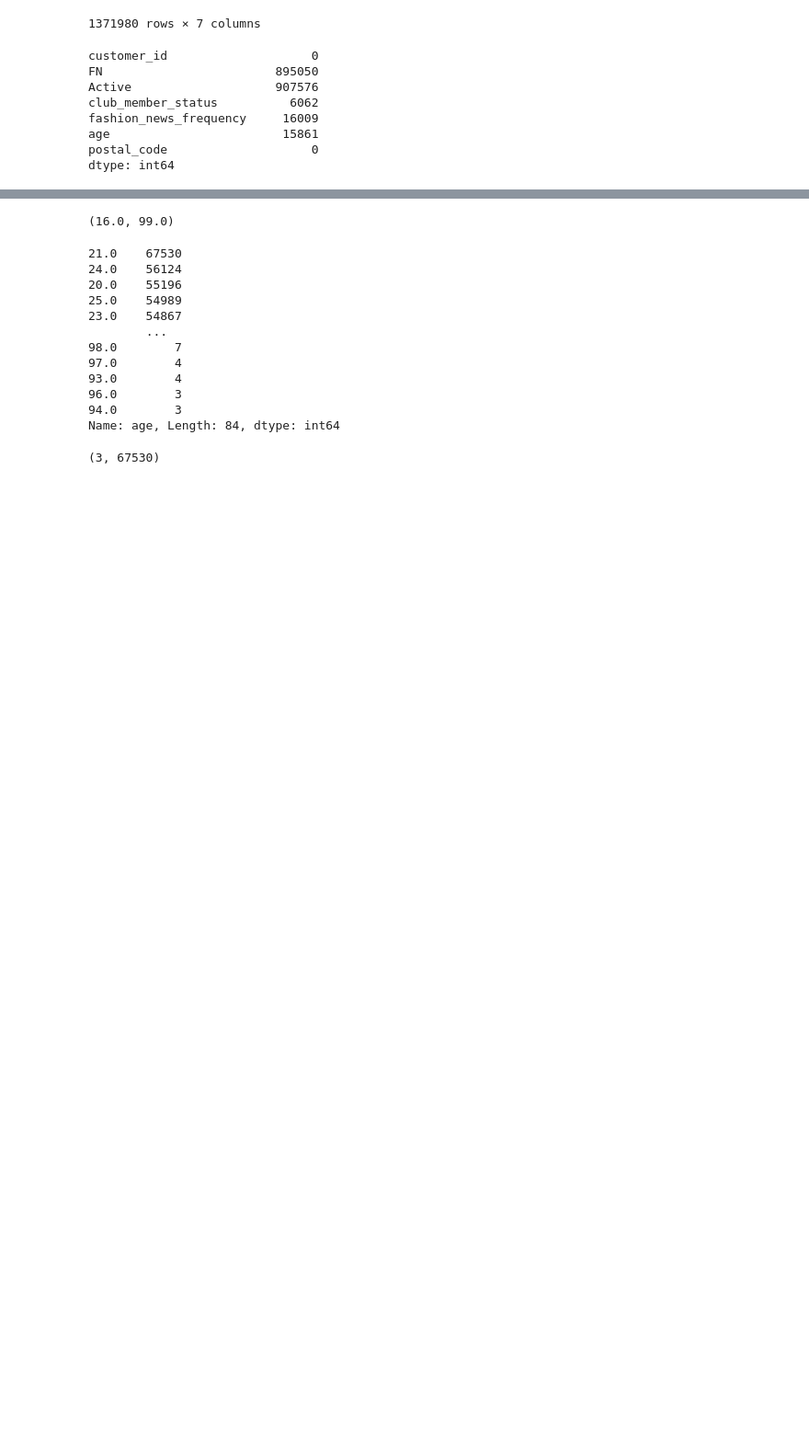
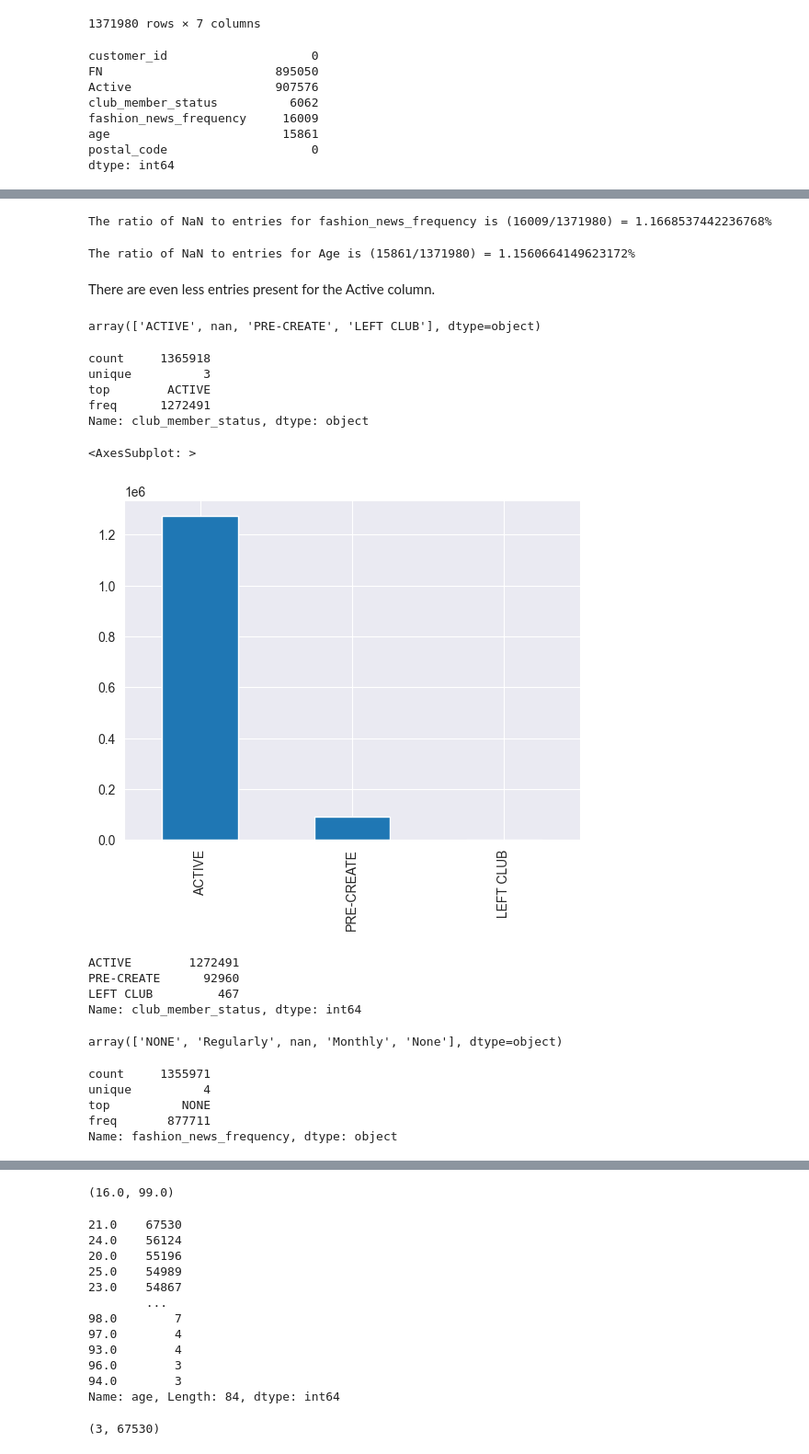
Before and after one commit to LienM/ai-project-23-24, a Jupyter notebook: BasTobback/EDA_onPC.ipynb, the cells around one changed output, grey strips where cells are left out. Shown at 92% size. Cells and saved outputs as stored; diff of their text form; code cells hidden in the pictures; blank space fills up the shorter version.

```diff
--- a/BasTobback/EDA_onPC.ipynb
+++ b/BasTobback/EDA_onPC.ipynb
@@ -163,0 +412,49 @@ customers.shape[0]
+# %%
+fnf_ratio = customers['fashion_news_frequency'].isna().sum()/cshape*100
+print(f"The ratio of NaN to entries for fashion_news_frequency is ({customers['fashion_news_frequency'].isna().sum()}/{cshape}) = {fnf_ratio}%")
+# %% [output]
+The ratio of NaN to entries for fashion_news_frequency is (16009/1371980) = 1.1668537442236768%
+# %%
+age_ratio = customers['age'].isna().sum()/cshape*100
+print(f"The ratio of NaN to entries for Age is ({customers['age'].isna().sum()}/{cshape}) = {age_ratio}%")
+# %% [output]
+The ratio of NaN to entries for Age is (15861/1371980) = 1.1560664149623172%
+# %% [markdown]
+There are even less entries present for the Active column.
+# %%
+# check how much values there are in the club_member_status category
+customers["club_member_status"].unique()
+# %% [output]
+array(['ACTIVE', nan, 'PRE-CREATE', 'LEFT CLUB'], dtype=object)
+# %%
+customers["club_member_status"].describe()
+# %% [output]
+count     1365918
+unique          3
+top        ACTIVE
+freq      1272491
+Name: club_member_status, dtype: object
+# %%
+customers["club_member_status"].value_counts().plot.bar()
+# %% [output]
+<AxesSubplot: >
+[figure, added]
+# %%
+customers["club_member_status"].value_counts()
+# %% [output]
+ACTIVE        1272491
+PRE-CREATE      92960
+LEFT CLUB         467
+Name: club_member_status, dtype: int64
+# %%
+customers["fashion_news_frequency"].unique()
+# %% [output]
+array(['NONE', 'Regularly', nan, 'Monthly', 'None'], dtype=object)
+# %%
+customers["fashion_news_frequency"].describe()
+# %% [output]
+count     1355971
+unique          4
+top          NONE
+freq       877711
+Name: fashion_news_frequency, dtype: object
```
Also changed, not shown: parts of 36 cells of this notebook.
